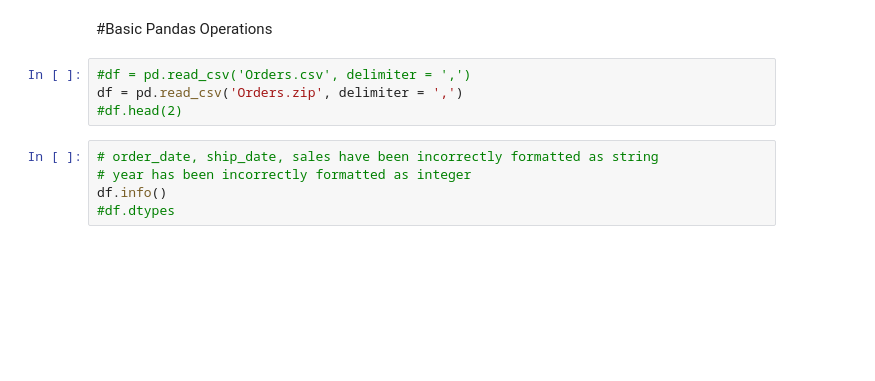
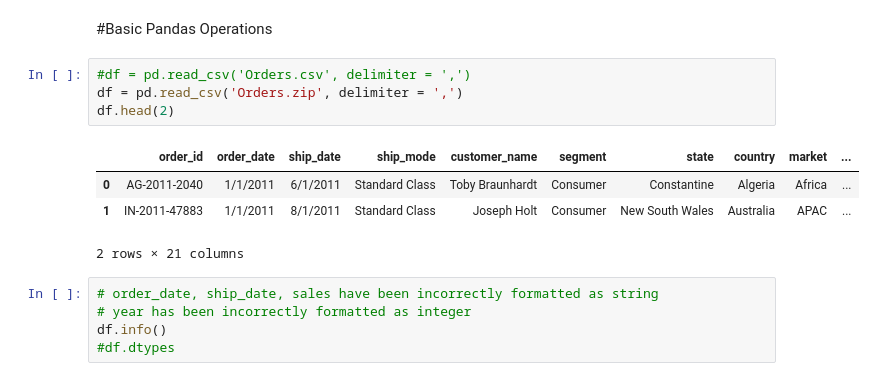
Before and after one commit to Praxis-QR/BDSN, a Jupyter notebook: Parquet_Files_Superstore.ipynb, the cells around one changed output. Drawn from its saved outputs; the diff is of its cells as text; blank space fills up the shorter version.

```diff
--- a/Parquet_Files_Superstore.ipynb
+++ b/Parquet_Files_Superstore.ipynb
@@ -42,7 +42,12 @@ Original Data from [Tableau](https://community.tableau.com/docs/DOC-1236)
 # %%
 #df = pd.read_csv('Orders.csv', delimiter = ',')
 df = pd.read_csv('Orders.zip', delimiter = ',')
-#df.head(2)
+df.head(2)
+# %% [output]
+|  | order_id | order_date | ship_date | ship_mode | customer_name | segment | state | country | market | ... |
+| 0 | AG-2011-2040 | 1/1/2011 | 6/1/2011 | Standard Class | Toby Braunhardt | Consumer | Constantine | Algeria | Africa | ... |
+| 1 | IN-2011-47883 | 1/1/2011 | 8/1/2011 | Standard Class | Joseph Holt | Consumer | New South Wales | Australia | APAC | ... |
+2 rows × 21 columns
 # %%
 # order_date, ship_date, sales have been incorrectly formatted as string
 # year has been incorrectly formatted as integer
```
Also changed, not shown: parts of 21 cells of this notebook.
